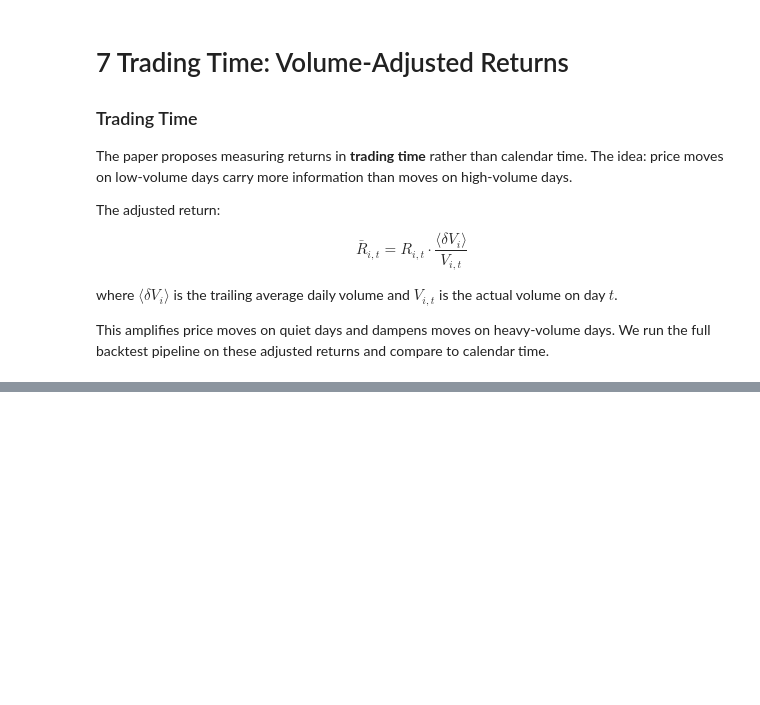
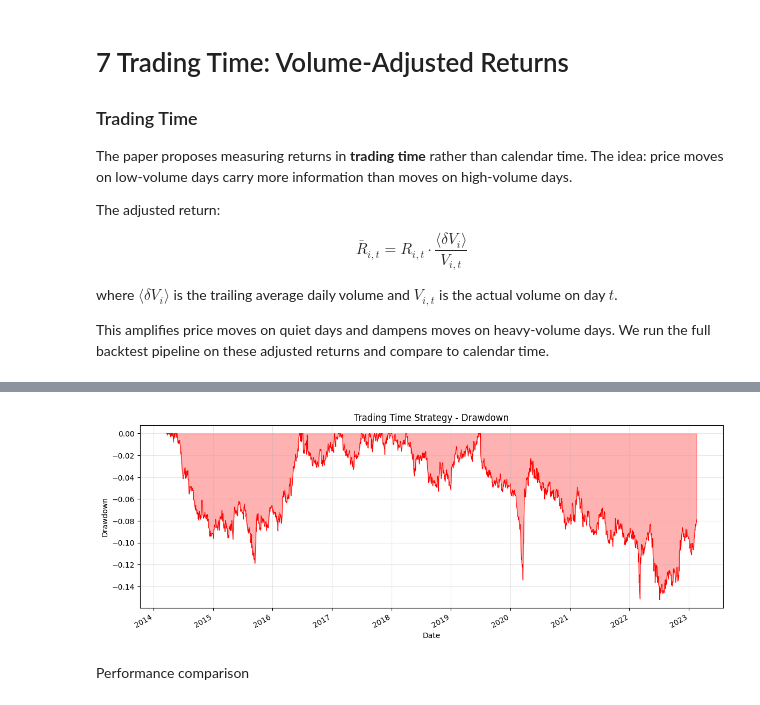
Before and after one commit to GabrielDelhay/FinEng_group6_2, a Jupyter notebook: assignment4_BS/ex4a_notebook.ipynb, the cells around one changed output, grey strips where cells are left out. Drawn from its saved outputs; the diff is of its cells as text; code cells hidden in the pictures; blank space fills up the shorter version.

```diff
--- a/assignment4_BS/ex4a_notebook.ipynb
+++ b/assignment4_BS/ex4a_notebook.ipynb
@@ -863,0 +1009,17 @@ We run the full backtest pipeline on these adjusted returns and compare to calen
+# %%
+# Plot drawdown
+vol_rolling_max = vol_cumulative_returns_with_costs.cummax()
+vol_drawdown = (vol_cumulative_returns_with_costs - vol_rolling_max) / vol_rolling_max
+
+plt.figure(figsize=(14, 5))
+vol_drawdown.plot(color="red", linewidth=0.8)
+plt.fill_between(vol_drawdown.index, 0, vol_drawdown.values, color="red", alpha=0.3)
+plt.xlabel("Date")
+plt.ylabel("Drawdown")
+plt.title("Trading Time Strategy - Drawdown")
+plt.grid(alpha=0.3)
+plt.show()
+# %% [output]
+[figure, added]
+# %% [markdown]
+Performance comparison
```
Also changed, not shown: parts of 9 cells of this notebook, 1 other file.
